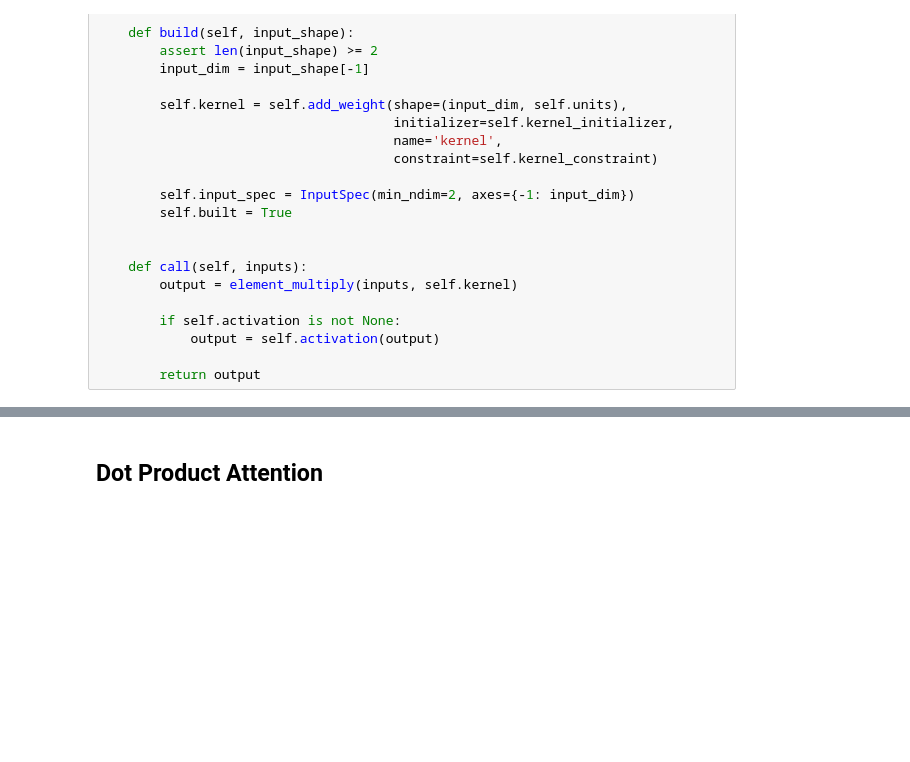
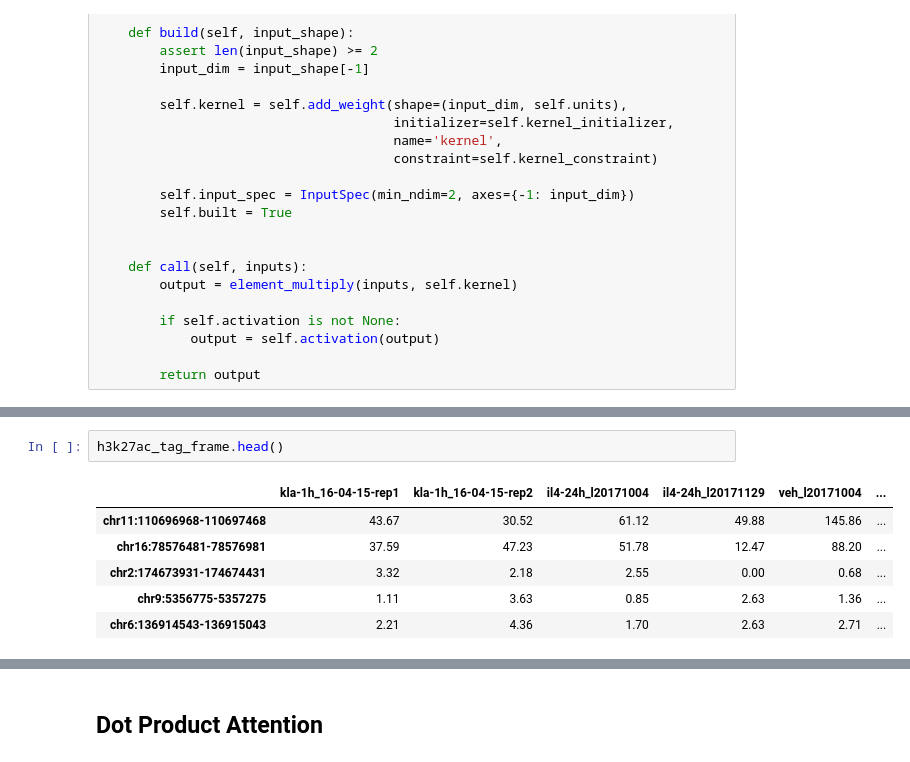
Before and after one commit to jenhantao/genomic_grammar, a Jupyter notebook: Attention Only Regression Analysis.ipynb, the cells around one changed output, grey strips where cells are left out. Drawn from its saved outputs; the diff is of its cells as text; blank space fills up the shorter version.

```diff
--- a/Attention Only Regression Analysis.ipynb
+++ b/Attention Only Regression Analysis.ipynb
@@ -293,0 +234,9 @@ y_test = keras.utils.to_categorical(y_test, num_classes)
+# %%
+h3k27ac_tag_frame.head()
+# %% [output]
+|  | kla-1h_16-04-15-rep1 | kla-1h_16-04-15-rep2 | il4-24h_l20171004 | il4-24h_l20171129 | veh_l20171004 | ... |
+| chr11:110696968-110697468 | 43.67 | 30.52 | 61.12 | 49.88 | 145.86 | ... |
+| chr16:78576481-78576981 | 37.59 | 47.23 | 51.78 | 12.47 | 88.20 | ... |
+| chr2:174673931-174674431 | 3.32 | 2.18 | 2.55 | 0.00 | 0.68 | ... |
+| chr9:5356775-5357275 | 1.11 | 3.63 | 0.85 | 2.63 | 1.36 | ... |
+| chr6:136914543-136915043 | 2.21 | 4.36 | 1.70 | 2.63 | 2.71 | ... |
```
Also changed, not shown: parts of 41 cells of this notebook.
